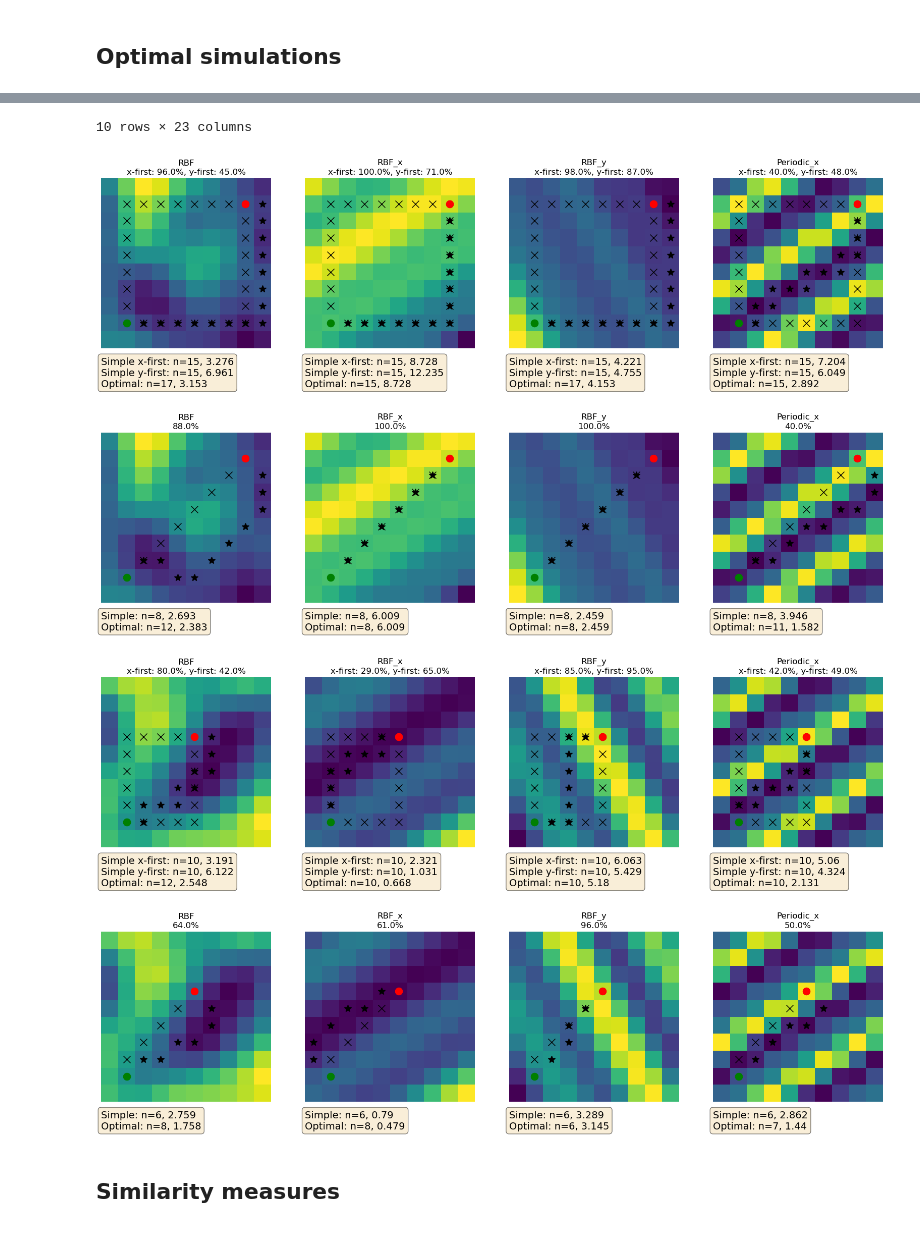
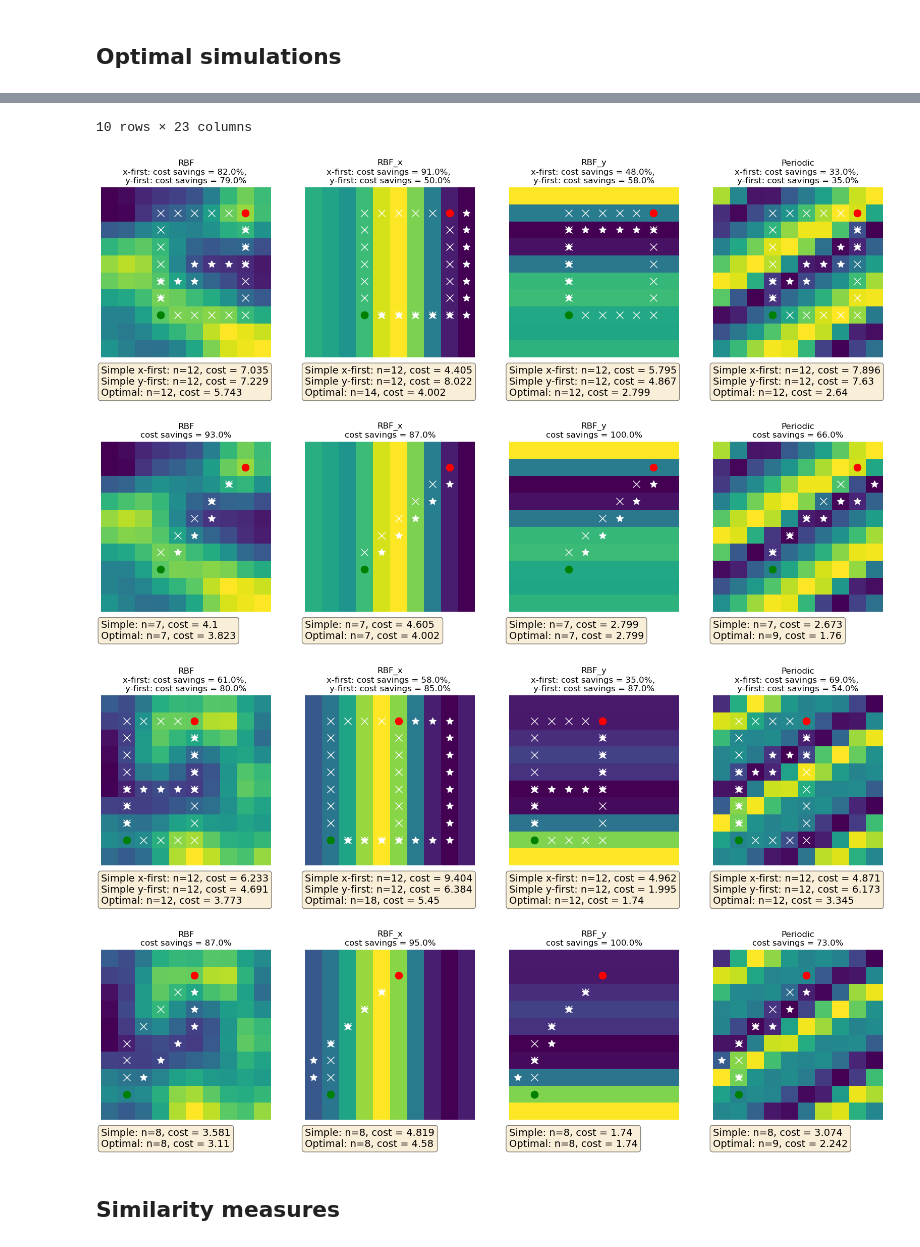
Before and after one commit to tgham/context_exploration, a Jupyter notebook: GP_worlds.ipynb, the cells around one changed output, grey strips where cells are left out. Cells and saved outputs as stored; diff of their text form; code cells hidden in the pictures.

```diff
--- a/GP_worlds.ipynb
+++ b/GP_worlds.ipynb
@@ -269,14 +270,14 @@ N = 10
 c = [1]
 scale = [1]
 theta = [0]
-theta = [np.pi/3]
+# theta = [np.pi/3]
 sigma_f = [1]
 length_scale = [N/5]
 # length_scale = np.linspace(1,5,5, dtype = int)
 period = [N/5]
 # period = np.linspace(1,10,10)
 # periodic_length_scale = [4]
-periodic_length_scale = [N/2.5]
+periodic_length_scale = [N/2]
 # periodic_length_scale = np.linspace(1,10,10)
 periodic_theta = [0]
 periodic_theta = [np.pi/3]
@@ -328,7 +329,7 @@ for pci in range(len(param_combos)):
         'RBF',
         'RBF_x',
         'RBF_y',
-        'Periodic_x',
+        'Periodic',
         # 'Periodic_y',
         # 'Periodic_diag',
 
@@ -384,7 +385,7 @@ for pci in range(len(param_combos)):
                 axs = np.expand_dims(axs, axis = 0)
 
         ## select start and end points (make sure they are far enough apart)
-        min_dist = N*0.6
+        min_dist = N*0.75
         dist = 0
         while dist<min_dist:
             pair = np.random.randint(1,N-1,(2,2))
@@ -467,24 +468,24 @@ for pci in range(len(param_combos)):
                 ## plot
                 if t in plotting_ts:
                     if metric == 'chebyshev':
-                        title = k_gen_name+'\n'+str(np.round(100*optimality))+'%'
+                        title = k_gen_name+'\ncost savings = '+str(np.round(100*optimality))+'%'
                         plot_r(samples, axs[mi,kg], title, cbar = False)#kg==(len(koi)-1))
                         plot_traj([o_traj, traj], axs[mi,kg])
                         textstr = '\n'.join((
-                            f'Simple: n={n_simple}, {np.round(simple_cost, 3)}',
-                            f'Optimal: n={n_optimal}, {np.round(optimal_cost, 3)}'))
+                            f'Simple: n={n_simple}, cost = {np.round(simple_cost, 3)}',
+                            f'Optimal: n={n_optimal}, cost = {np.round(optimal_cost, 3)}'))
                         props = dict(boxstyle='round', facecolor='wheat', alpha=0.5)
                         axs[mi,kg].text(0.0, -0.05, textstr, transform=axs[mi,kg].transAxes, fontsize=14,
                                     verticalalignment='top', bbox=props)
 
                     elif metric == 'manhattan':
-                        title = k_gen_name+'\nx-first: '+str(np.round(100*optimality_x))+'%'+', y-first: '+str(np.round(100*optimality_y))+'%'
+                        title = k_gen_name+'\nx-first: cost savings = '+str(np.round(100*optimality_x))+'%'+', \ny-first: cost savings = '+str(np.round(100*optimality_y))+'%'
                         plot_r(samples, axs[mi,kg], title, cbar = False)
                         plot_traj([o_traj, traj_x, traj_y], axs[mi,kg])
                         textstr = '\n'.join((
-                            f'Simple x-first: n={n_simple_x}, {np.round(simple_cost_x, 3)}',
-                            f'Simple y-first: n={n_simple_y}, {np.round(simple_cost_y, 3)}',
-                            f'Optimal: n={n_optimal}, {np.round(optimal_cost, 3)}'))
+                            f'Simple x-first: n={n_simple_x}, cost = {np.round(simple_cost_x, 3)}',
+                            f'Simple y-first: n={n_simple_y}, cost = {np.round(simple_cost_y, 3)}',
+                            f'Optimal: n={n_optimal}, cost = {np.round(optimal_cost, 3)}'))
                         props = dict(boxstyle='round', facecolor='wheat', alpha=0.5)
                         axs[mi,kg].text(0.0, -0.05, textstr, transform=axs[mi,kg].transAxes, fontsize=14,
                                     verticalalignment='top', bbox=props)
@@ -537,6 +538,6 @@ display(df_gp.head(10))
 10 rows × 23 columns
-[figure, old version]
+[figure, new version]
-[figure, old version]
+[figure, new version]
 # %% [markdown]
 ## Similarity measures
 # %%
```
Also changed, not shown: parts of 5 cells of this notebook, 1 other file.
